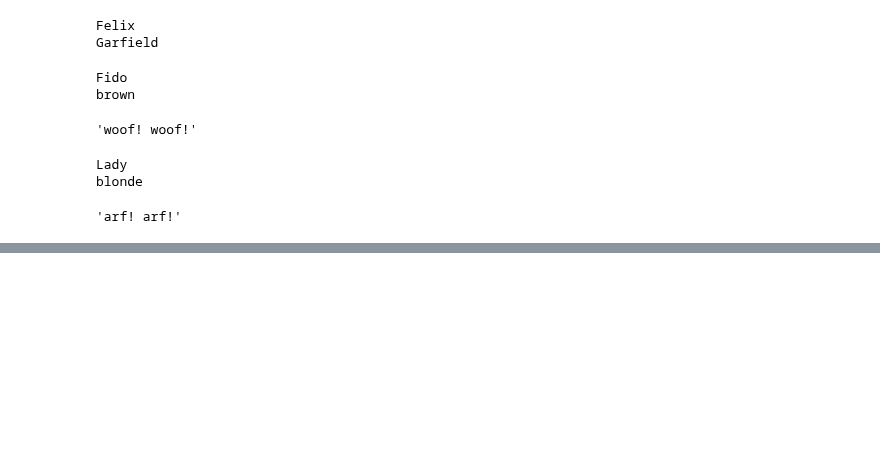
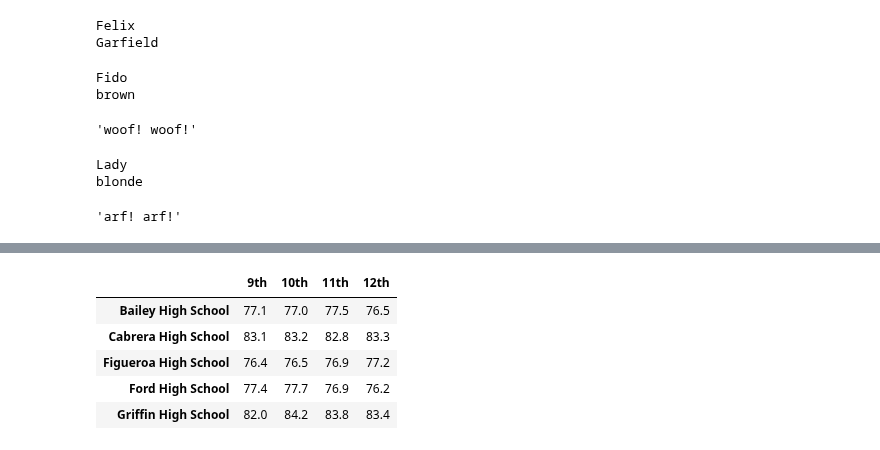
Before and after one commit to michaelfoz/School_District_Analysis, a Jupyter notebook: pyCitySchools.ipynb, the cells around one changed output, grey strips where cells are left out. Drawn from its saved outputs; the diff is of its cells as text; code cells hidden in the pictures; blank space fills up the shorter version.

```diff
--- a/pyCitySchools.ipynb
+++ b/pyCitySchools.ipynb
@@ -1365,0 +1524,33 @@ blonde
+# %%
+# Module 4.10.4: Format the Averages and Remove the Index Name
+
+# For reporting purposes, we'll format the grade-level averages to one decimal place, as well as remove the name of the index column, school_name.
+
+# REWIND: To format every row in a column, use the map() function. Inside the parentheses, apply the formatting using "{ }".format.
+# To format float64 data types to one decimal place, add {:.1f} inside the quotations, like this: map("{:.1f}".format.
+
+
+
+# To format the reading and math averages for each grade level we'll use map("{:.1f}".format. And we'll remove the index, school_name, by setting the index name to "None" with the following syntax: index.name = None.
+# Let's apply these methods to the math_scores_by_grade DataFrame first. Add the following code:
+
+# Format each grade column.
+math_scores_by_grade["9th"] = math_scores_by_grade["9th"].map("{:.1f}".format)
+math_scores_by_grade["10th"] = math_scores_by_grade["10th"].map("{:.1f}".format)
+math_scores_by_grade["11th"] = math_scores_by_grade["11th"].map("{:.1f}".format)
+math_scores_by_grade["12th"] = math_scores_by_grade["12th"].map("{:.1f}".format)
+
+# Make sure the columns are in the correct order.
+math_scores_by_grade = math_scores_by_grade[["9th", "10th", "11th", "12th"]]
+
+# Remove the index name.
+math_scores_by_grade.index.name = None
+# Display the DataFrame.
+math_scores_by_grade.head()
+# %% [output]
+|  | 9th | 10th | 11th | 12th |
+| Bailey High School | 77.1 | 77.0 | 77.5 | 76.5 |
+| Cabrera High School | 83.1 | 83.2 | 82.8 | 83.3 |
+| Figueroa High School | 76.4 | 76.5 | 76.9 | 77.2 |
+| Ford High School | 77.4 | 77.7 | 76.9 | 76.2 |
+| Griffin High School | 82.0 | 84.2 | 83.8 | 83.4 |
```
Also changed, not shown: parts of 10 cells of this notebook.
